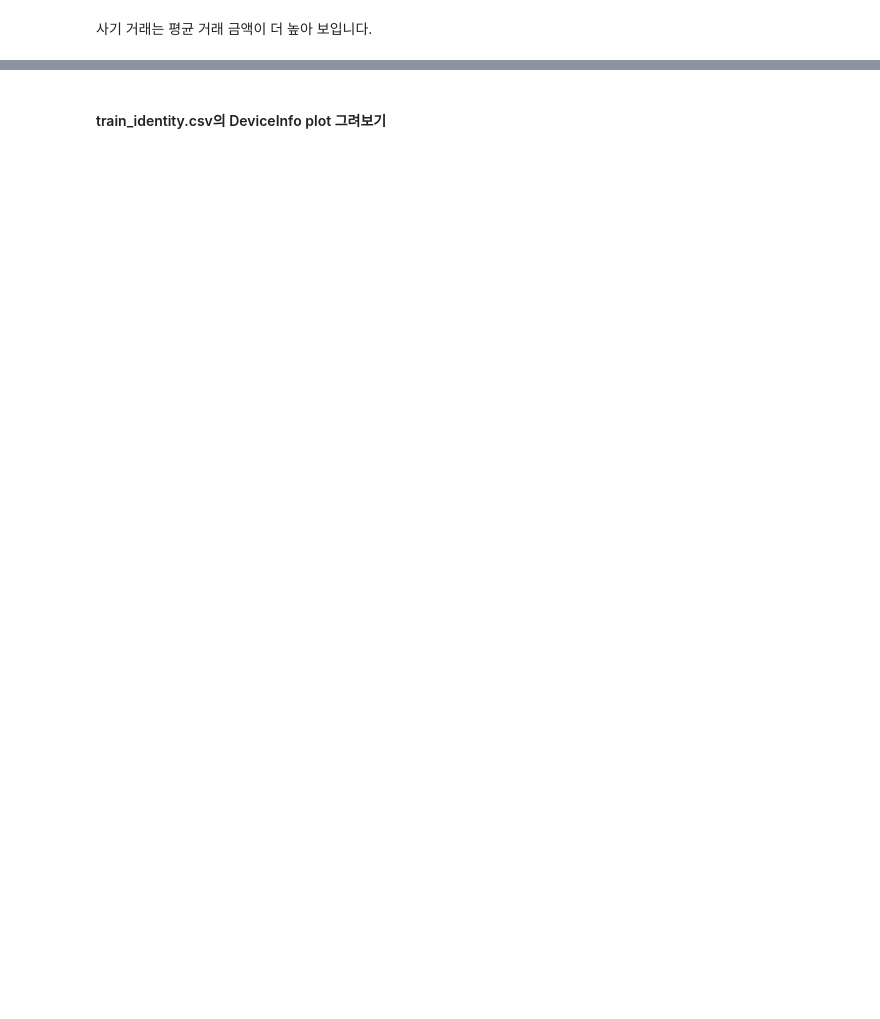
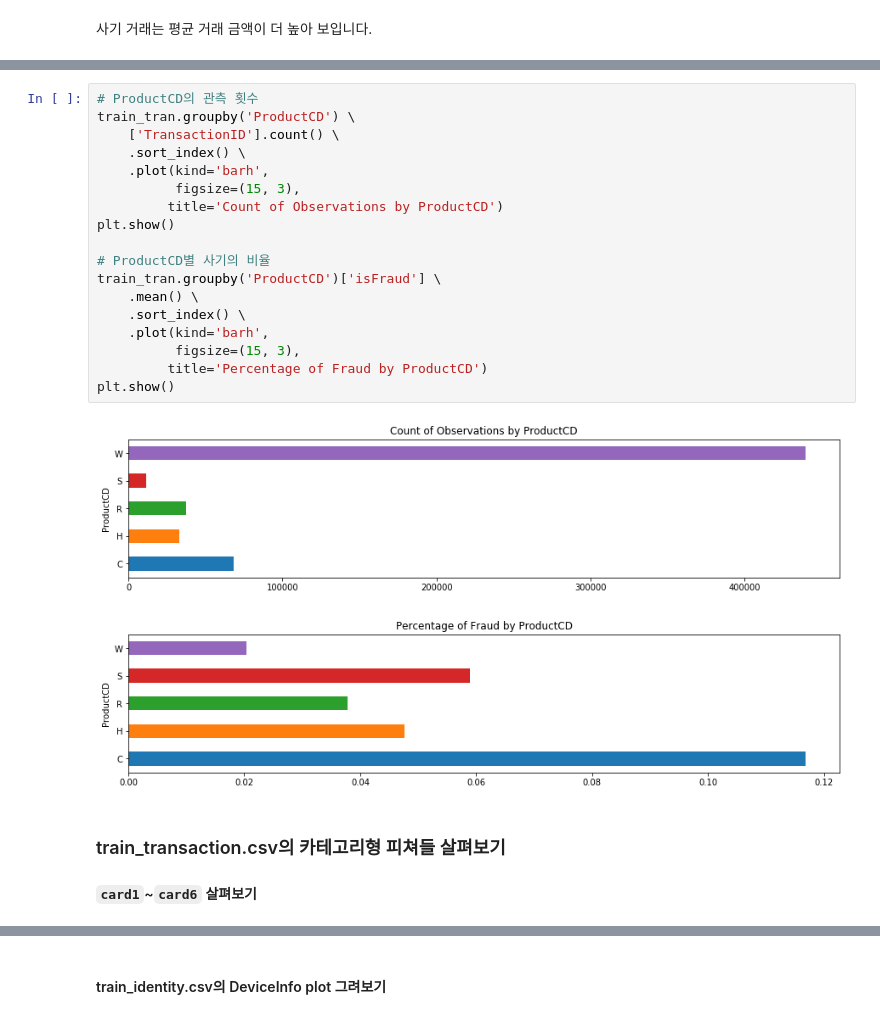
Before and after one commit to loveAlakazam/kaggle_IEEE_CIS_Fraud_Detection, a Jupyter notebook: Simple EDA of IEEE-FRAUD dataset.ipynb, the cells around one changed output, grey strips where cells are left out. Drawn from its saved outputs; the diff is of its cells as text; blank space fills up the shorter version.

```diff
--- a/Simple EDA of IEEE-FRAUD dataset.ipynb
+++ b/Simple EDA of IEEE-FRAUD dataset.ipynb
@@ -213,0 +198,24 @@ plt.tight_layout()
+# %%
+# ProductCD의 관측 횟수
+train_tran.groupby('ProductCD') \
+    ['TransactionID'].count() \
+    .sort_index() \
+    .plot(kind='barh',
+          figsize=(15, 3),
+         title='Count of Observations by ProductCD')
+plt.show()
+
+# ProductCD별 사기의 비율
+train_tran.groupby('ProductCD')['isFraud'] \
+    .mean() \
+    .sort_index() \
+    .plot(kind='barh',
+          figsize=(15, 3),
+         title='Percentage of Fraud by ProductCD')
+plt.show()
+# %% [output]
+[figure, added]
+[figure, added]
+# %% [markdown]
+### train_transaction.csv의 카테고리형 피쳐들 살펴보기
+#### `card1`~`card6` 살펴보기
```
Also changed, not shown: parts of 38 cells of this notebook.
